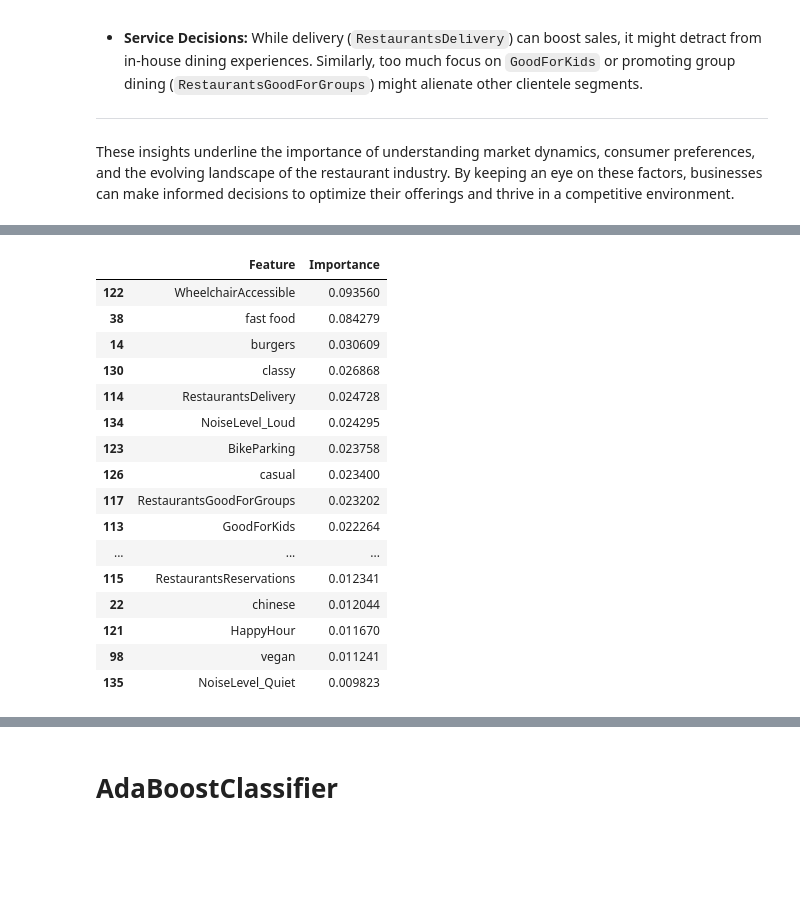
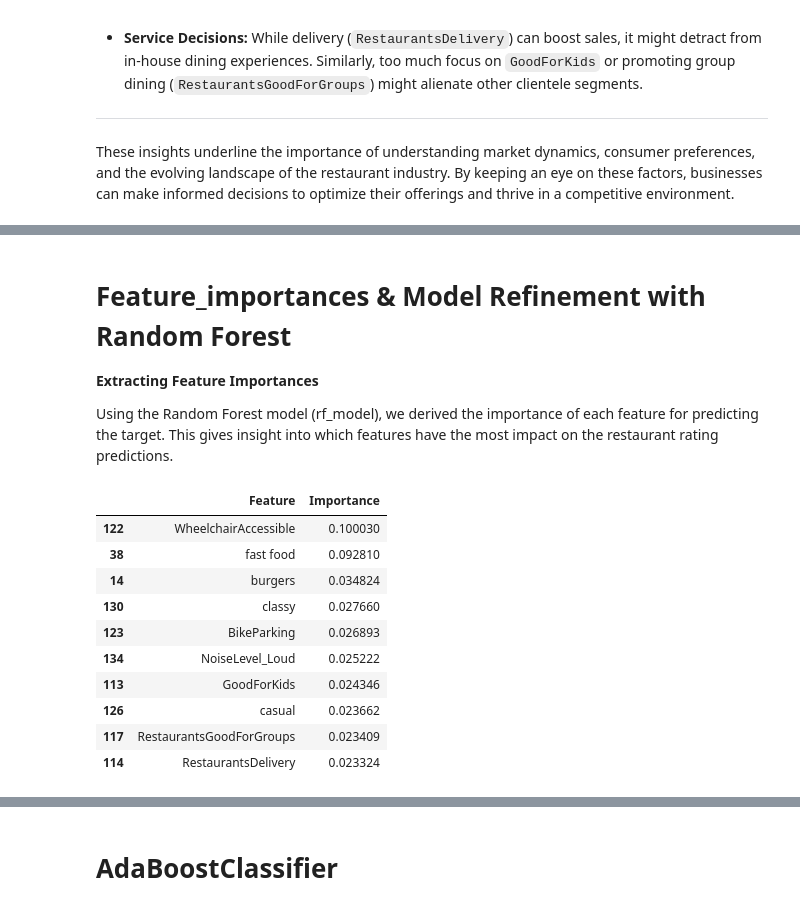
Before and after one commit to HodaShoghi/Restaurant_Success_Prediction, a Jupyter notebook: Notebooks/Modeling.ipynb, the cells around one changed output, grey strips where cells are left out. Cells and saved outputs as stored; diff of their text form; code cells hidden in the pictures; blank space fills up the shorter version.

```diff
--- a/Notebooks/Modeling.ipynb
+++ b/Notebooks/Modeling.ipynb
@@ -340,0 +552,15 @@ print(X_test.shape, y_test.shape)
+# %%
+from sklearn.model_selection import GridSearchCV
+
+param_grid = {
+    'n_estimators': [50, 80, 100, 150, 200],
+    'max_depth': [None, 10, 17, 20, 25],
+    'min_samples_split': [2, 5, 10],
+    'min_samples_leaf': [1, 2, 4],
+    'bootstrap': [True, False]
+}
+
+rf_grid_search = GridSearchCV(estimator=rf_model, param_grid=param_grid,
+                              cv=3, n_jobs=-1, verbose=2, scoring='accuracy')
+rf_grid_search.fit(X_train_scaled, y_train)
+print(rf_grid_search.best_params_)
@@ -343,19 +630,0 @@ print(X_test.shape, y_test.shape)
-# %%
-from sklearn.ensemble import RandomForestClassifier
-
-scaler = StandardScaler()
-X_train_scaled = scaler.fit_transform(X_train)
-X_test_scaled = scaler.transform(X_test)
-
-
-# Create and fit the random forest model
-rf_model = RandomForestClassifier(n_estimators=80, max_depth=17, random_state=42)
-rf_model.fit(X_train_scaled, y_train)
-
-# Evaluating the model on the train data
-train_score_rf = rf_model.score(X_train_scaled, y_train)
-print(f'Random Forest Scaled Train Accuracy: {train_score_rf}')
-
-# Evaluating the model on the test data
-test_score_rf = rf_model.score(X_test_scaled, y_test)
-print(f'Random Forest Scaled Test Accuracy: {test_score_rf}')
@@ -367,3 +696,9 @@ Random Forest Scaled Test Accuracy: 0.6993269379545103
+# %% [markdown]
+# Feature_importances & Model Refinement with Random Forest
+
+**Extracting Feature Importances**
+
+Using the Random Forest model (rf_model), we derived the importance of each feature for predicting the target. This gives insight into which features have the most impact on the restaurant rating predictions.
 # %%
 importances = rf_model.feature_importances_
 feature_importances = pd.DataFrame({
@@ -372,22 +707,16 @@ feature_importances = pd.DataFrame({
 })
 feature_importances.sort_values(by='Importance', ascending=False, inplace=True)
 # %%
-feature_importances.head(30)
+feature_importances.head(10)
 # %% [output]
 |  | Feature | Importance |
-| 122 | WheelchairAccessible | 0.093560 |
-| 38 | fast food | 0.084279 |
-| 14 | burgers | 0.030609 |
-| 130 | classy | 0.026868 |
-| 114 | RestaurantsDelivery | 0.024728 |
-| 134 | NoiseLevel_Loud | 0.024295 |
-| 123 | BikeParking | 0.023758 |
-| 126 | casual | 0.023400 |
-| 117 | RestaurantsGoodForGroups | 0.023202 |
-| 113 | GoodForKids | 0.022264 |
-| ... | ... | ... |
-| 115 | RestaurantsReservations | 0.012341 |
-| 22 | chinese | 0.012044 |
-| 121 | HappyHour | 0.011670 |
-| 98 | vegan | 0.011241 |
-| 135 | NoiseLevel_Quiet | 0.009823 |
+| 122 | WheelchairAccessible | 0.100030 |
+| 38 | fast food | 0.092810 |
+| 14 | burgers | 0.034824 |
+| 130 | classy | 0.027660 |
+| 123 | BikeParking | 0.026893 |
+| 134 | NoiseLevel_Loud | 0.025222 |
+| 113 | GoodForKids | 0.024346 |
+| 126 | casual | 0.023662 |
+| 117 | RestaurantsGoodForGroups | 0.023409 |
+| 114 | RestaurantsDelivery | 0.023324 |
```
Also changed, not shown: parts of 150 cells of this notebook, 7 other files.
